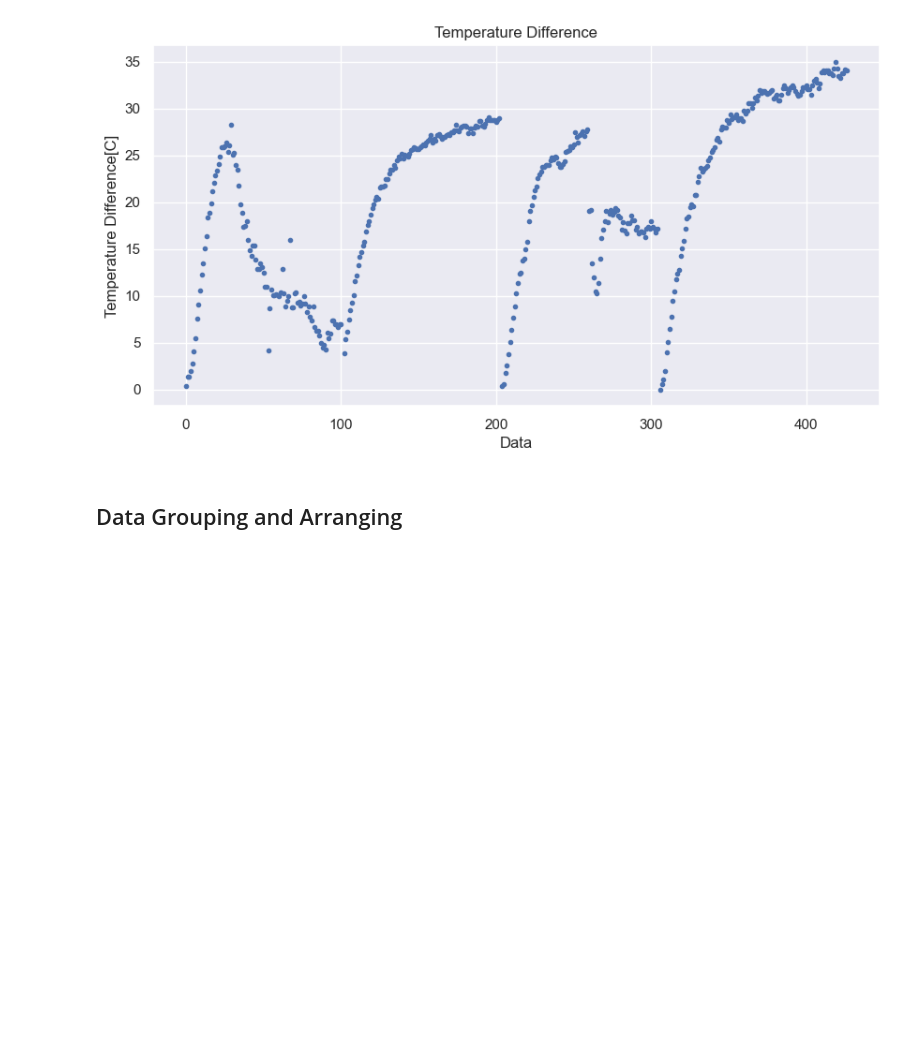
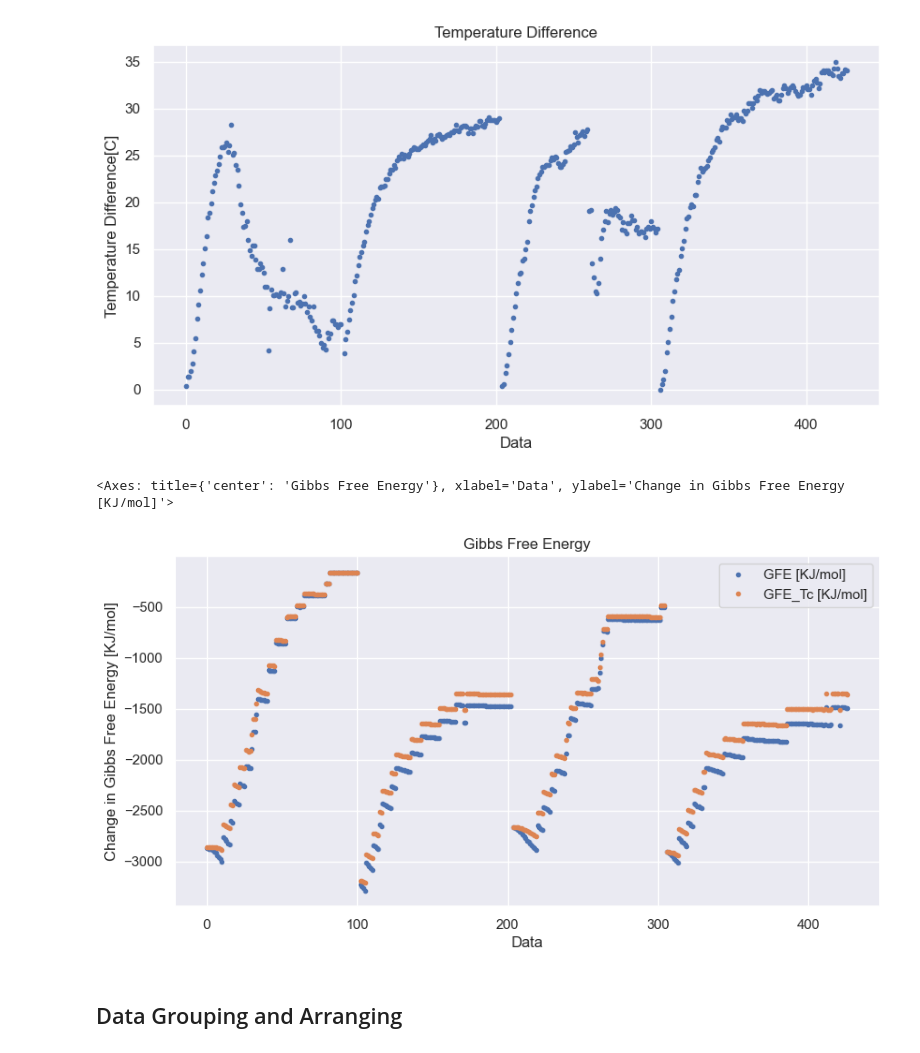
Before and after one commit to nirmalparmarphd/PulseHeatPipe, a Jupyter notebook: DA_php_al203_40fr.ipynb, the cells around one changed output. Cells and saved outputs as stored; diff of their text form; code cells hidden in the pictures; blank space fills up the shorter version.

```diff
--- a/DA_php_al203_40fr.ipynb
+++ b/DA_php_al203_40fr.ipynb
@@ -89,6 +112,15 @@ df['Te - Tc (oC)'].plot(style='.',
 # %% [output]
 <Axes: title={'center': 'Temperature Difference'}, xlabel='Data', ylabel='Temperature Difference[C]'>
 [figure]
+# %%
+df[['GFE [KJ/mol]', 'GFE_Tc [KJ/mol]']].plot(style='.',
+                        figsize=(10,5),
+                        title = 'Gibbs Free Energy',
+                        xlabel = 'Data',
+                        ylabel = 'Change in Gibbs Free Energy [KJ/mol]')
+# %% [output]
+<Axes: title={'center': 'Gibbs Free Energy'}, xlabel='Data', ylabel='Change in Gibbs Free Energy [KJ/mol]'>
+[figure, added]
 # %% [markdown]
 ## Data Grouping and Arranging
 # %%
```
Also changed, not shown: parts of 12 cells of this notebook, 17 other files.
